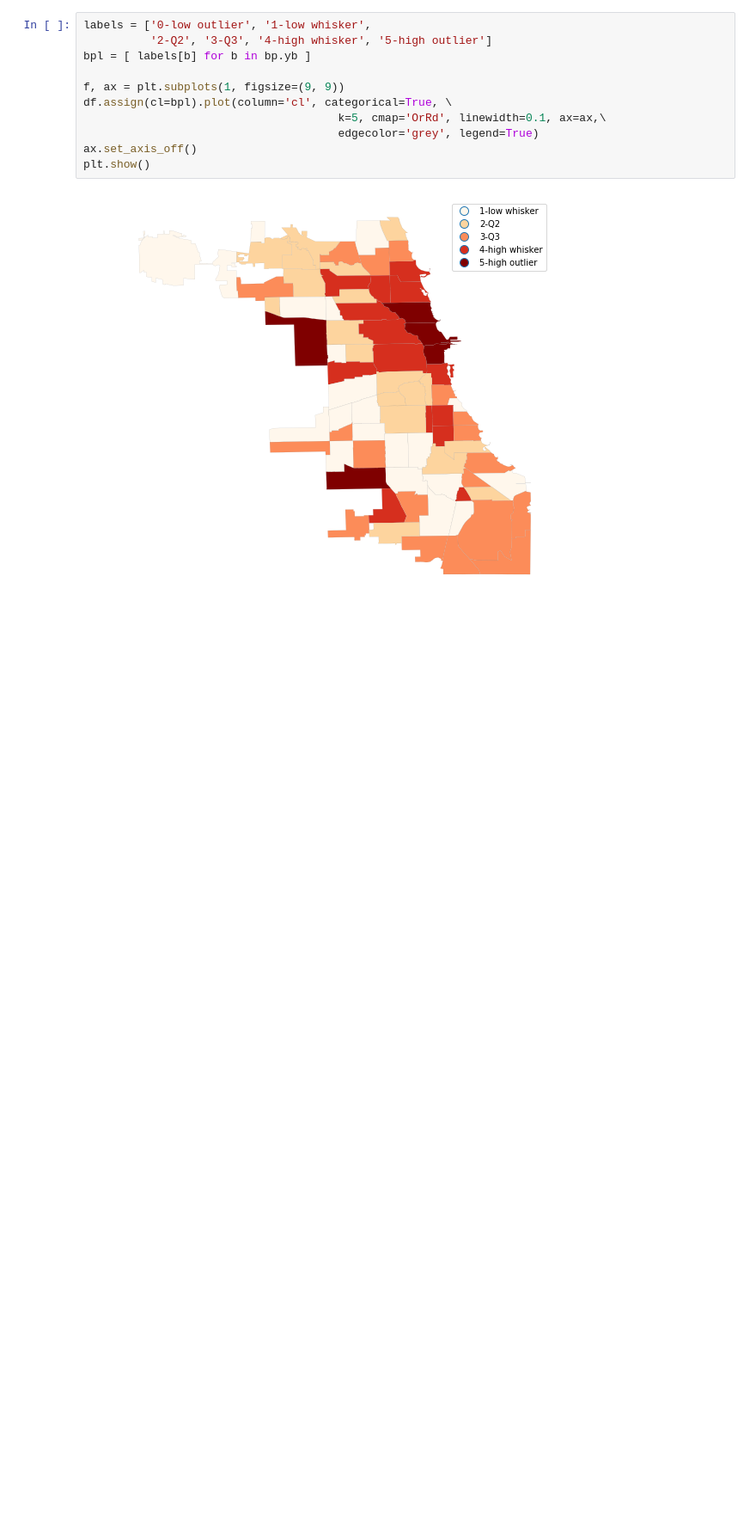
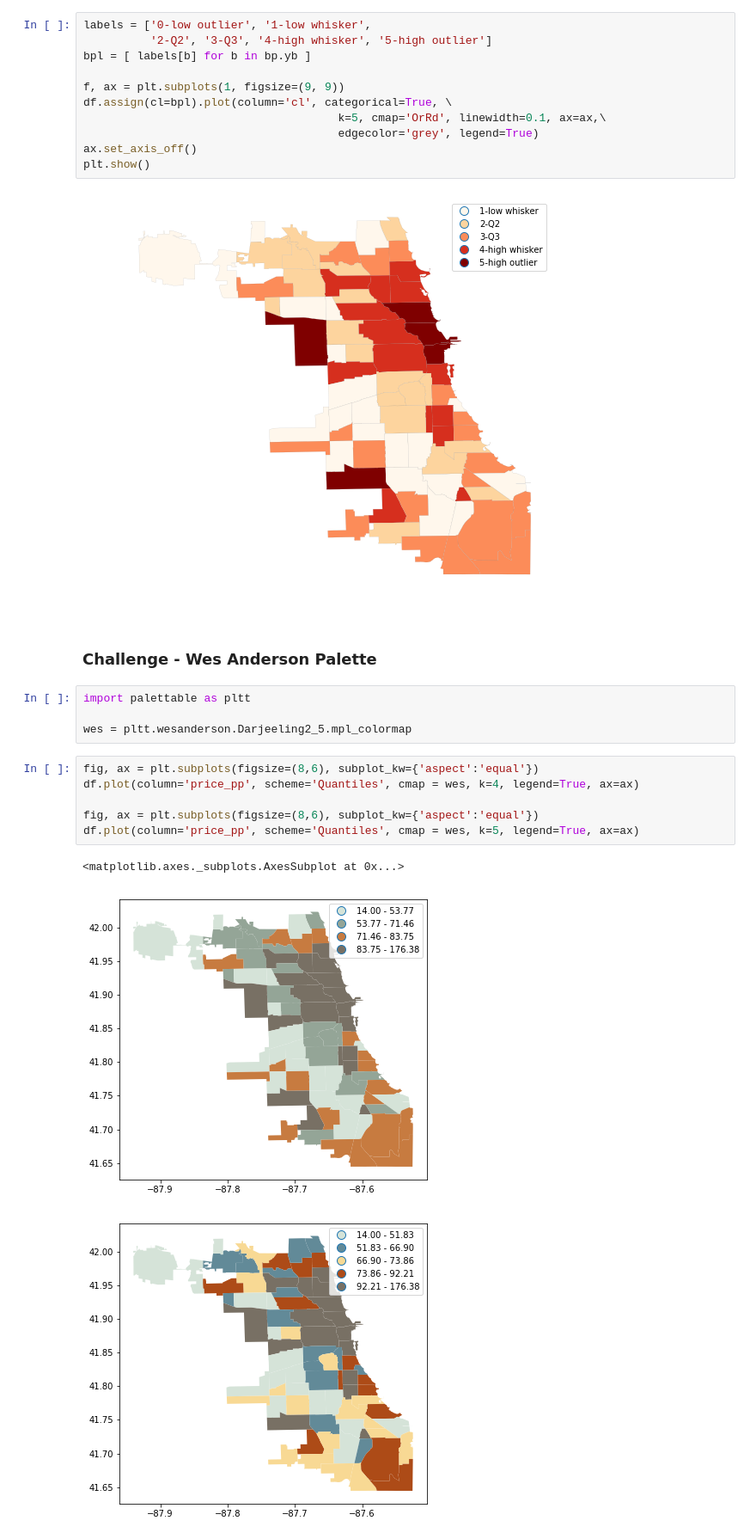
Before and after one commit to zahad-a-s/GIS-3, a Jupyter notebook: Lab3.ipynb, the cells around one changed output. Shown at 86% size. Drawn from its saved outputs; the diff is of its cells as text; blank space fills up the shorter version.

```diff
--- a/Lab3.ipynb
+++ b/Lab3.ipynb
@@ -263,3 +263,19 @@ ax.set_axis_off()
 plt.show()
 # %% [output]
 [figure]
+# %% [markdown]
+### Challenge - Wes Anderson Palette
+# %%
+import palettable as pltt
+
+wes = pltt.wesanderson.Darjeeling2_5.mpl_colormap
+# %%
+fig, ax = plt.subplots(figsize=(8,6), subplot_kw={'aspect':'equal'})
+df.plot(column='price_pp', scheme='Quantiles', cmap = wes, k=4, legend=True, ax=ax)
+
+fig, ax = plt.subplots(figsize=(8,6), subplot_kw={'aspect':'equal'})
+df.plot(column='price_pp', scheme='Quantiles', cmap = wes, k=5, legend=True, ax=ax)
+# %% [output]
+<matplotlib.axes._subplots.AxesSubplot at 0x...>
+[figure, added]
+[figure, added]
```
Also changed, not shown: parts of 4 cells of this notebook.
